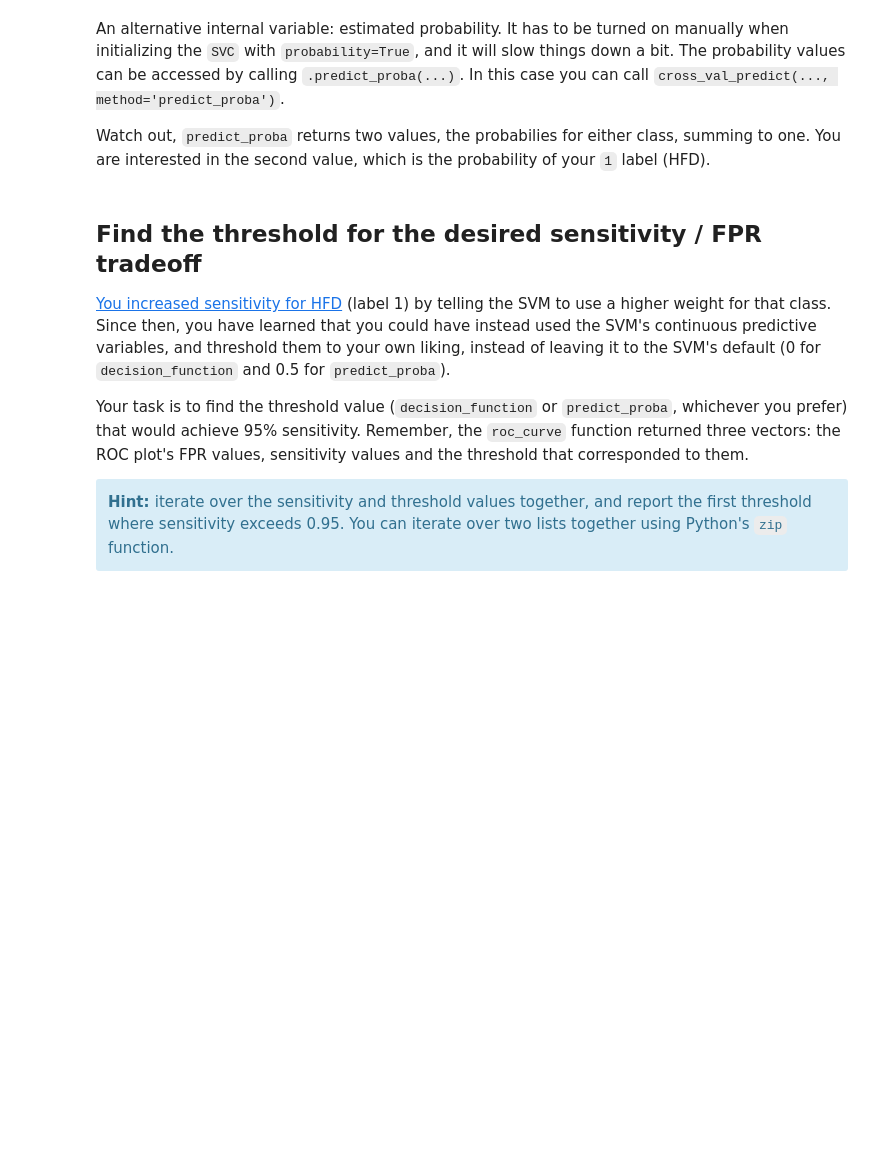
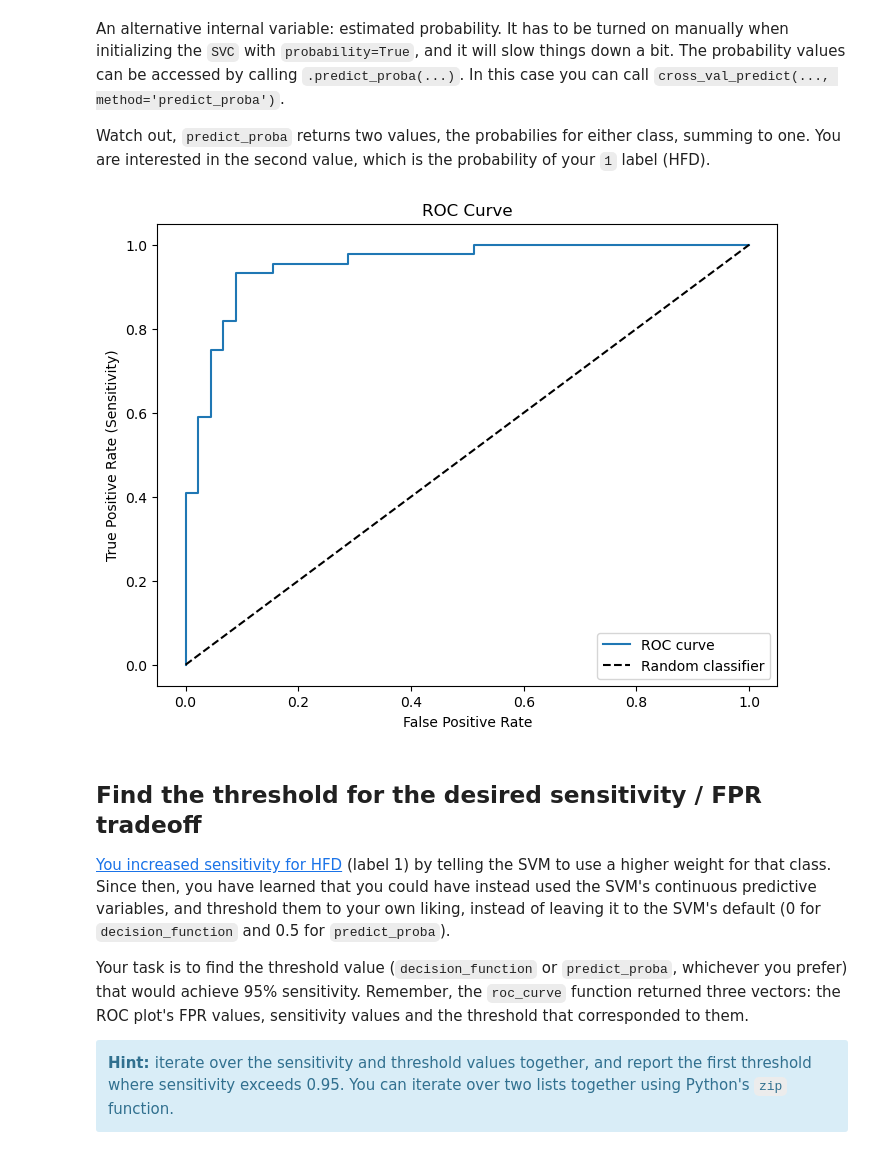
Before and after one commit to PeterBrederlow/PracticalIntegrativeBioinformatics, a Jupyter notebook: Day8_2-Supervised_ML_SVM-Phenotype.ipynb, the cells around one changed output. Saved outputs shown, nothing was run; the diff lists cells and outputs as text; code cells hidden in the pictures; blank space fills up the shorter version.

```diff
--- a/Day8_2-Supervised_ML_SVM-Phenotype.ipynb
+++ b/Day8_2-Supervised_ML_SVM-Phenotype.ipynb
@@ -229,3 +393,23 @@ raise NotImplementedError()
+# %%
+# YOUR CODE HERE
+pipe = Pipeline([
+    ('impute', SimpleImputer(strategy='median')),
+    ('scaler', StandardScaler()),
+    ('svc', SVC(kernel='linear', random_state=42, probability=True))
+])
+decision_scores = cross_val_predict(pipe, data2, target, cv=skf, method='predict_proba')[:, 1]
+fpr, tpr, thresholds = roc_curve(target, decision_scores)
+
+plt.figure(figsize=(8, 6))
+plt.plot(fpr, tpr, label='ROC curve')
+plt.plot([0, 1], [0, 1], 'k--', label='Random classifier')
+plt.xlabel('False Positive Rate')
+plt.ylabel('True Positive Rate (Sensitivity)')
+plt.title('ROC Curve')
+plt.legend()
+plt.show()
+# %% [output]
+[figure, added]
 # %% [markdown]
 ## Find the threshold for the desired sensitivity / FPR tradeoff
 [You increased sensitivity for HFD](#Make-your-SVM-95+-percent-sensitive-for-HFD) (label 1) by telling the SVM to use a higher weight for that class. Since then, you have learned that you could have instead used the SVM's continuous predictive variables, and threshold them to your own liking, instead of leaving it to the SVM's default (0 for `decision_function` and 0.5 for `predict_proba`).
```
Also changed, not shown: parts of 38 cells of this notebook.
